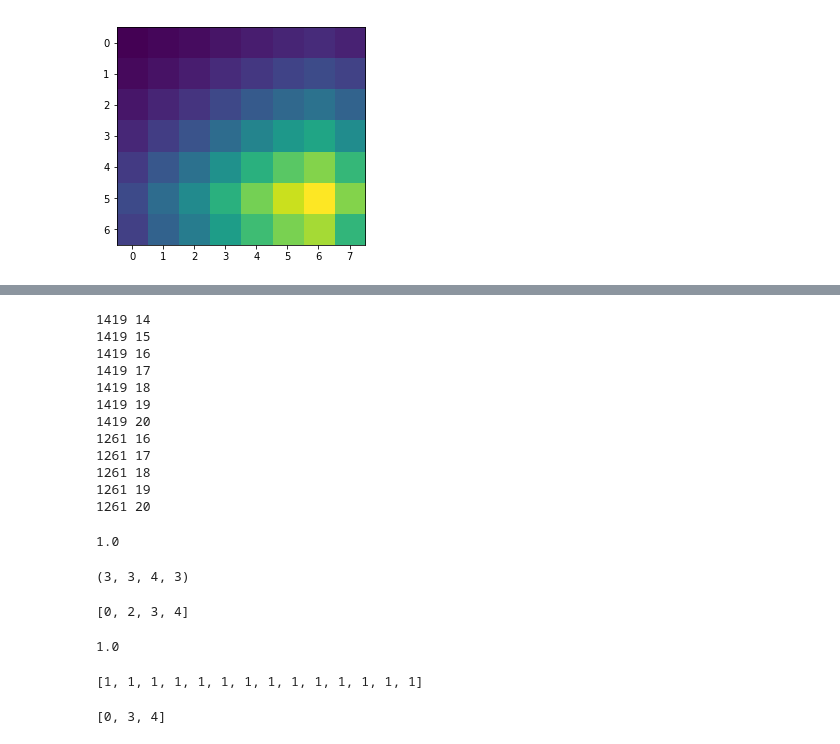
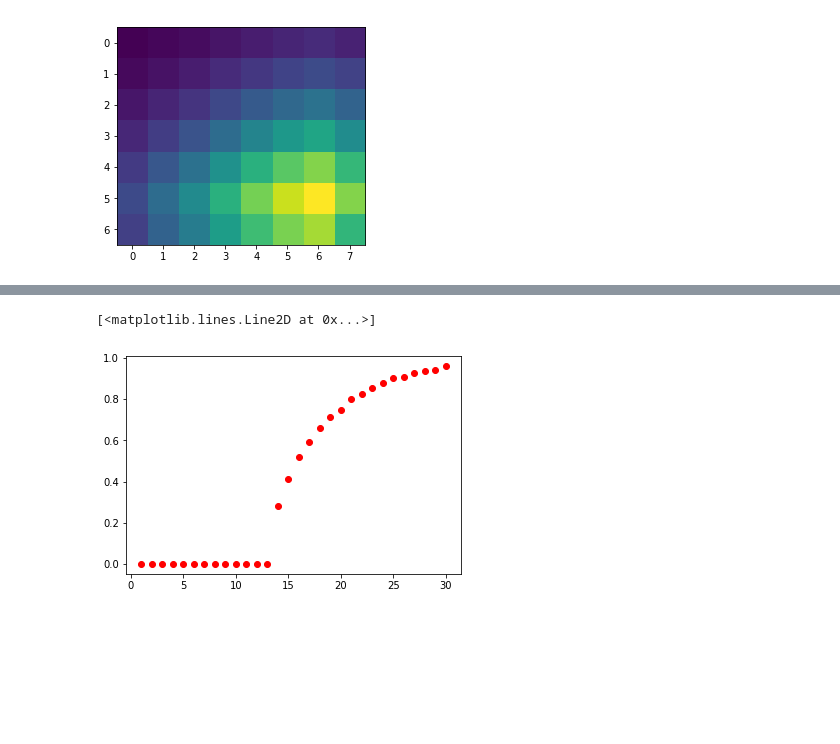
Before and after one commit to alejp1998/rl_lab1, a Jupyter notebook: problem1/problem_1.ipynb, the cells around one changed output, grey strips where cells are left out. Saved outputs shown, nothing was run; the diff lists cells and outputs as text; code cells hidden in the pictures; blank space fills up the shorter version.

```diff
--- a/problem1/problem_1.ipynb
+++ b/problem1/problem_1.ipynb
@@ -197,6 +198,6 @@ plt.imshow(cell_probs[t,:,:])
 [figure]
 # %%
 # Victory prob if the path is fixed
-victory_prob = env_2.victory_probability(maze,path,cell_probs)
-victory_prob
+fixed_path_vict_prob = env_2.fixed_path_vict_prob(maze,path,cell_probs)
+fixed_path_vict_prob
 # %% [output]
@@ -204,50 +207,28 @@ victory_prob
+# %%
+T_min = 1
+T_max = 30
+horizons = range(T_min,T_max+1)
+Vs, policys = [], []
+for horizon in horizons :
+    V, policy = mz.dynamic_programming(env_2,horizon)
+    Vs.append(V)
+    policys.append(policy)
 # %%
-# Simulate several paths and compute victory prob
 method = 'DynProg'
 start  = (thomas_st + minotaur_st)
-N = 20
-paths_dict = {}
-probs_dict = {}
-probs = []
-for n in range(N) :
-    path, victory_prob = env_2.simulate(start, policy, method)
-    paths_dict[n] = path
-    probs_dict[n] = victory_prob
-    probs.append(victory_prob)
-
-probs.sort()
-sum(probs)/len(probs)
+N = 5000
+# Simulate N paths for each time horizon
+mean_victory_probs = []
+for i in range(T_max) :
+    probs = []
+    for n in range(N) :
+        path, victory_prob = env_2.simulate(start, policys[i], method)
+        probs.append(victory_prob)
+    # Compute mean victory prob
+    mean_victory_probs.append(sum(probs)/len(probs))
-# %% [output]
-1419 14
-1419 15
-1419 16
-1419 17
-1419 18
-1419 19
-1419 20
-1261 16
-1261 17
-1261 18
-1261 19
-1261 20
-1.0
-# %%
-env_2.states[1419]
-# %% [output]
-(3, 3, 4, 3)
-# %%
-env_2.acts_thomas[3,3]
-# %% [output]
-[0, 2, 3, 4]
-# %%
-policy[1419,14]
-# %% [output]
-1.0
-# %%
-probs
-# %% [output]
-[1, 1, 1, 1, 1, 1, 1, 1, 1, 1, 1, 1, 1, 1]
-# %%
-env_2.acts_thomas[5,7]
-# %% [output]
-[0, 3, 4]
+# %%
+# Plot mean victory prob for each horizon
+plt.plot(horizons, mean_victory_probs, 'ro')
+# %% [output]
+[<matplotlib.lines.Line2D at 0x...>]
+[figure, added]
```
Also changed, not shown: parts of 20 cells of this notebook, 1 other file.
